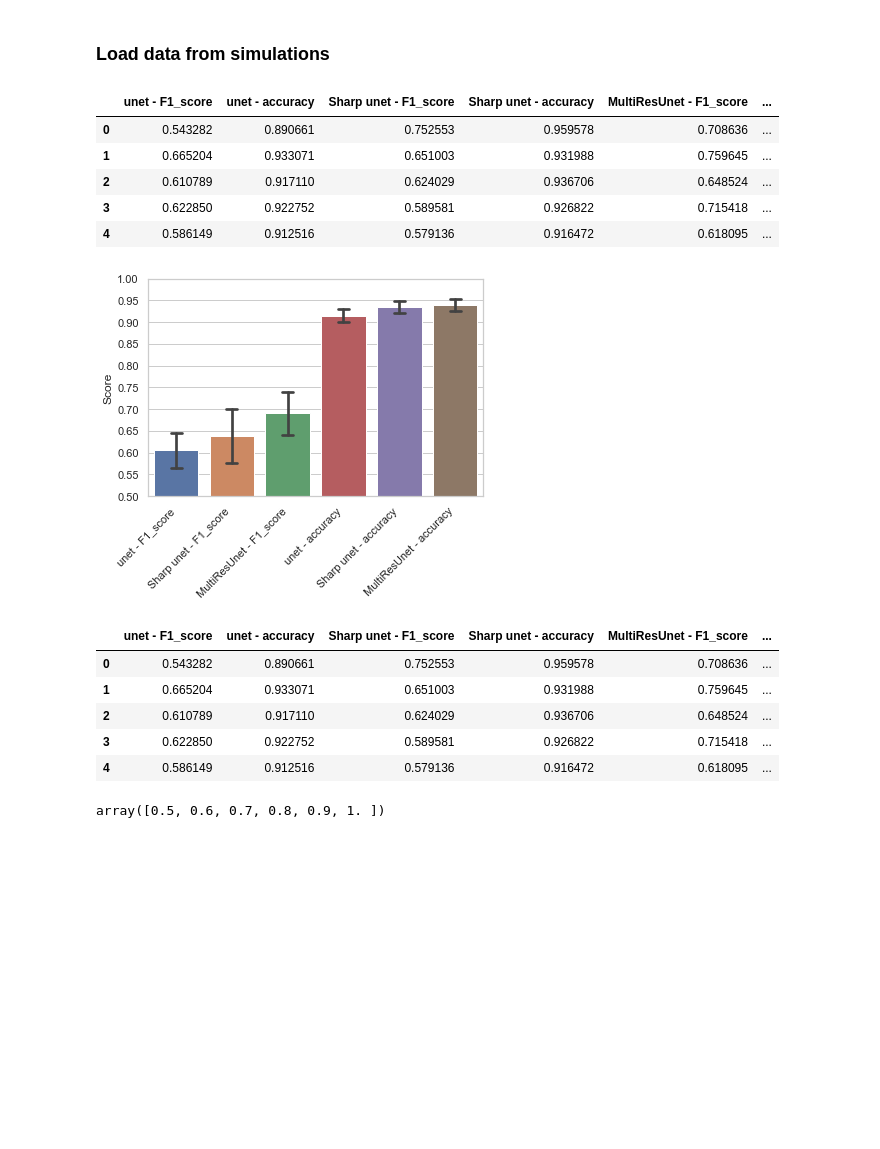
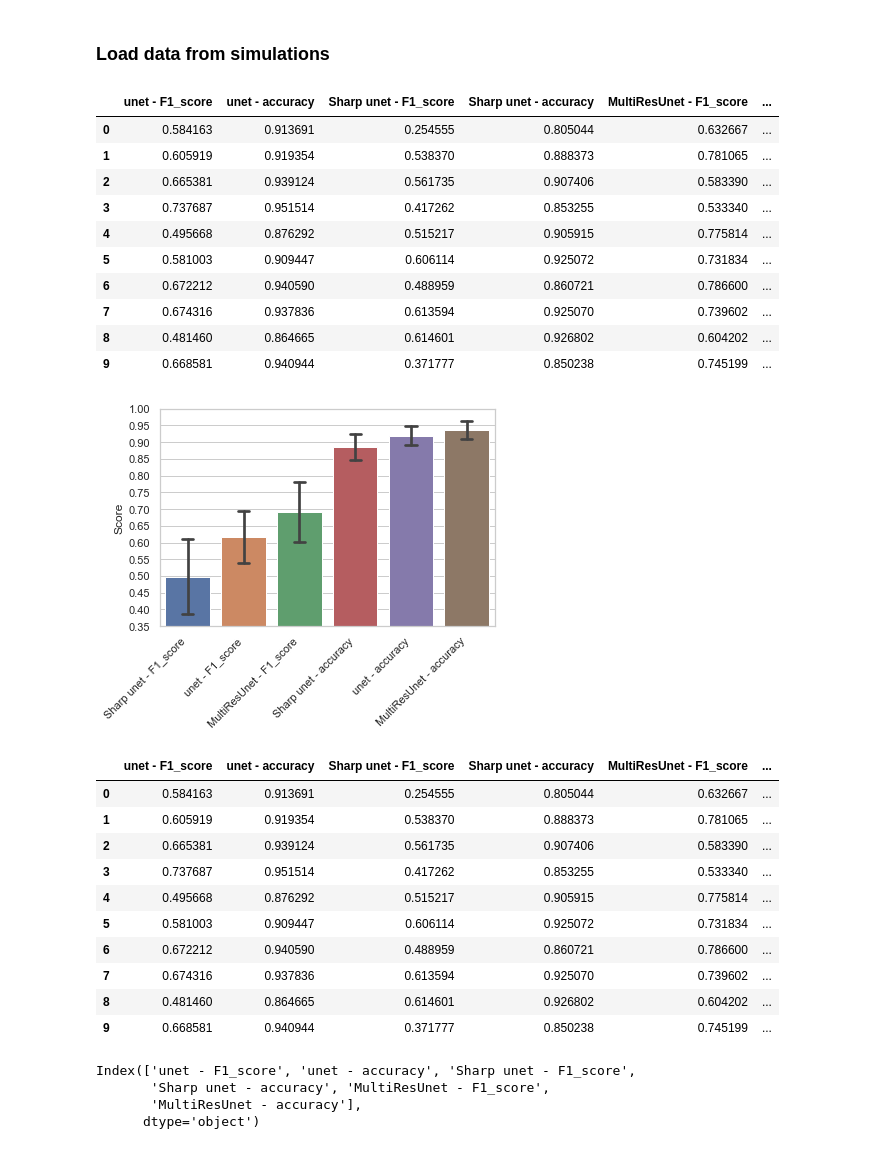
Before and after one commit to stianteien/M_DV_V2022, a Jupyter notebook: unet_detection/compare_unets.ipynb, the cells around one changed output. Drawn from its saved outputs; the diff is of its cells as text; code cells hidden in the pictures; blank space fills up the shorter version.

```diff
--- a/unet_detection/compare_unets.ipynb
+++ b/unet_detection/compare_unets.ipynb
@@ -10,8 +10,9 @@ import seaborn as sns
 ### Load data from simulations
 # %%
 unet = np.load("unetmetric.npy")
-sharpunet = np.load("sharpunetmetric.npy")
-multiresnet = np.load("multiresunetmetric.npy")
+unet_border = np.load("unetmetric_border.npy")
+sharpunet = np.load("from_orion/sharpunetmetrics.npy")
+multiresnet = np.load("from_orion/multinresunetmetrics.npy")
 # %%
 combs = np.vstack([unet, sharpunet, multiresnet]).T
 metrics_df = pd.DataFrame(combs,
@@ -25,38 +26,51 @@ metrics_df = pd.DataFrame(combs,
 metrics_df
 # %% [output]
 |  | unet - F1_score | unet - accuracy | Sharp unet - F1_score | Sharp unet - accuracy | MultiResUnet - F1_score | ... |
-| 0 | 0.543282 | 0.890661 | 0.752553 | 0.959578 | 0.708636 | ... |
-| 1 | 0.665204 | 0.933071 | 0.651003 | 0.931988 | 0.759645 | ... |
-| 2 | 0.610789 | 0.917110 | 0.624029 | 0.936706 | 0.648524 | ... |
-| 3 | 0.622850 | 0.922752 | 0.589581 | 0.926822 | 0.715418 | ... |
-| 4 | 0.586149 | 0.912516 | 0.579136 | 0.916472 | 0.618095 | ... |
+| 0 | 0.584163 | 0.913691 | 0.254555 | 0.805044 | 0.632667 | ... |
+| 1 | 0.605919 | 0.919354 | 0.538370 | 0.888373 | 0.781065 | ... |
+| 2 | 0.665381 | 0.939124 | 0.561735 | 0.907406 | 0.583390 | ... |
+| 3 | 0.737687 | 0.951514 | 0.417262 | 0.853255 | 0.533340 | ... |
+| 4 | 0.495668 | 0.876292 | 0.515217 | 0.905915 | 0.775814 | ... |
+| 5 | 0.581003 | 0.909447 | 0.606114 | 0.925072 | 0.731834 | ... |
+| 6 | 0.672212 | 0.940590 | 0.488959 | 0.860721 | 0.786600 | ... |
+| 7 | 0.674316 | 0.937836 | 0.613594 | 0.925070 | 0.739602 | ... |
+| 8 | 0.481460 | 0.864665 | 0.614601 | 0.926802 | 0.604202 | ... |
+| 9 | 0.668581 | 0.940944 | 0.371777 | 0.850238 | 0.745199 | ... |
 # %%
 sns.set_theme(style="whitegrid")
 sns.barplot(data=metrics_df,
-           order=["unet - F1_score", "Sharp unet - F1_score", "MultiResUnet - F1_score",
-                  "unet - accuracy", "Sharp unet - accuracy", "MultiResUnet - accuracy"],
+           order=["Sharp unet - F1_score","unet - F1_score" , "MultiResUnet - F1_score",
+                  "Sharp unet - accuracy","unet - accuracy" , "MultiResUnet - accuracy"],
            capsize=.2,
            ci='sd')
 
-plt.yticks(np.arange(.5,1.01,.05))
-plt.ylim(0.5,1)
+plt.yticks(np.arange(.35,1.01,.05))
+plt.ylim(0.35,1)
 plt.xticks(rotation=45, ha="right")
 plt.ylabel("Score")
 
 
 plt.show()
 # %% [output]
-[figure, old version]
+[figure, new version]
 # %%
 metrics_df
 # %% [output]
 |  | unet - F1_score | unet - accuracy | Sharp unet - F1_score | Sharp unet - accuracy | MultiResUnet - F1_score | ... |
-| 0 | 0.543282 | 0.890661 | 0.752553 | 0.959578 | 0.708636 | ... |
-| 1 | 0.665204 | 0.933071 | 0.651003 | 0.931988 | 0.759645 | ... |
-| 2 | 0.610789 | 0.917110 | 0.624029 | 0.936706 | 0.648524 | ... |
-| 3 | 0.622850 | 0.922752 | 0.589581 | 0.926822 | 0.715418 | ... |
-| 4 | 0.586149 | 0.912516 | 0.579136 | 0.916472 | 0.618095 | ... |
+| 0 | 0.584163 | 0.913691 | 0.254555 | 0.805044 | 0.632667 | ... |
+| 1 | 0.605919 | 0.919354 | 0.538370 | 0.888373 | 0.781065 | ... |
+| 2 | 0.665381 | 0.939124 | 0.561735 | 0.907406 | 0.583390 | ... |
+| 3 | 0.737687 | 0.951514 | 0.417262 | 0.853255 | 0.533340 | ... |
+| 4 | 0.495668 | 0.876292 | 0.515217 | 0.905915 | 0.775814 | ... |
+| 5 | 0.581003 | 0.909447 | 0.606114 | 0.925072 | 0.731834 | ... |
+| 6 | 0.672212 | 0.940590 | 0.488959 | 0.860721 | 0.786600 | ... |
+| 7 | 0.674316 | 0.937836 | 0.613594 | 0.925070 | 0.739602 | ... |
+| 8 | 0.481460 | 0.864665 | 0.614601 | 0.926802 | 0.604202 | ... |
+| 9 | 0.668581 | 0.940944 | 0.371777 | 0.850238 | 0.745199 | ... |
-# %%
-np.arange(.5,1.01,.1)
-# %% [output]
-array([0.5, 0.6, 0.7, 0.8, 0.9, 1. ])
+# %%
+metrics_df.columns
+# %% [output]
+Index(['unet - F1_score', 'unet - accuracy', 'Sharp unet - F1_score',
+       'Sharp unet - accuracy', 'MultiResUnet - F1_score',
+       'MultiResUnet - accuracy'],
+      dtype='object')
```
Also changed, not shown: parts of 4 cells of this notebook, 1 other file.
